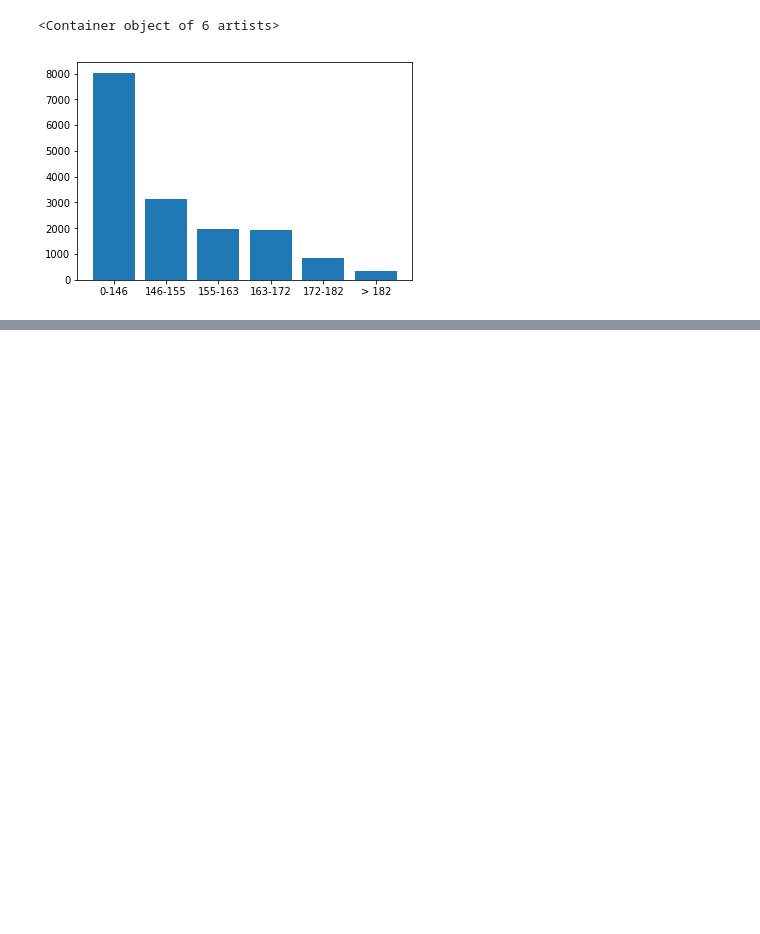
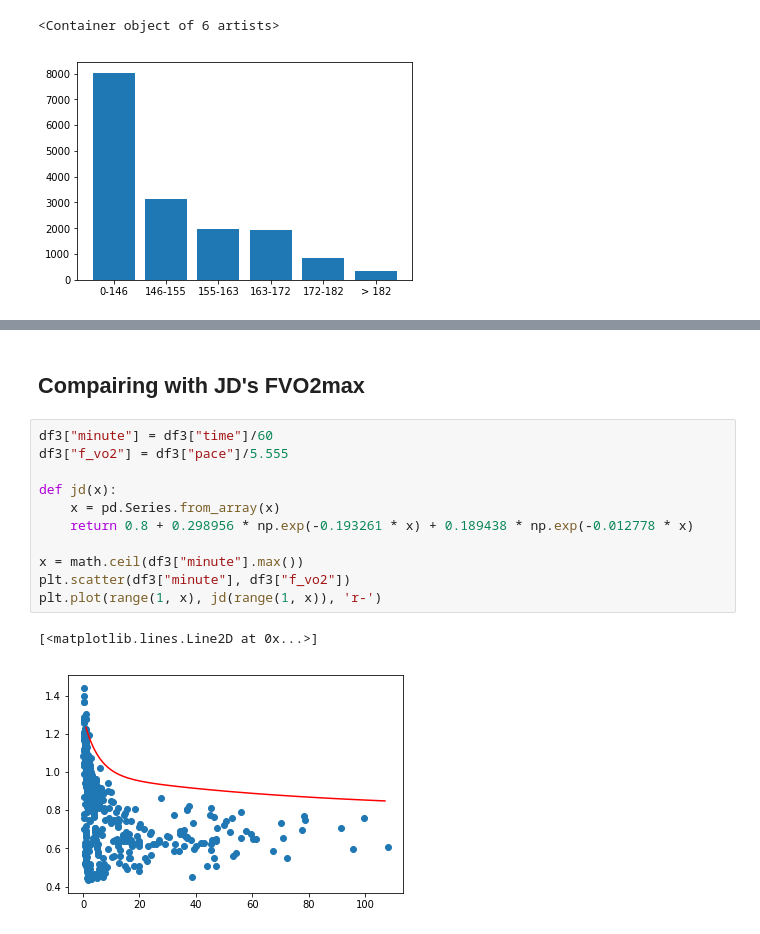
Before and after one commit to rrampaer/running-panda, a Jupyter notebook: notebooks/1.0-rr-exploration.ipynb, the cells around one changed output, grey strips where cells are left out. Cells and saved outputs as stored; diff of their text form; blank space fills up the shorter version.

```diff
--- a/notebooks/1.0-rr-exploration.ipynb
+++ b/notebooks/1.0-rr-exploration.ipynb
@@ -85,0 +123,16 @@ plt.bar(["0-146","146-155","155-163","163-172","172-182","> 182"], s.tolist())
+# %% [markdown]
+## Compairing with JD's FVO2max
+# %%
+df3["minute"] = df3["time"]/60
+df3["f_vo2"] = df3["pace"]/5.555
+
+def jd(x):
+    x = pd.Series.from_array(x)
+    return 0.8 + 0.298956 * np.exp(-0.193261 * x) + 0.189438 * np.exp(-0.012778 * x)
+
+x = math.ceil(df3["minute"].max())
+plt.scatter(df3["minute"], df3["f_vo2"])
+plt.plot(range(1, x), jd(range(1, x)), 'r-')
+# %% [output]
+[<matplotlib.lines.Line2D at 0x...>]
+[figure, added]
```
Also changed, not shown: parts of 11 cells of this notebook.
